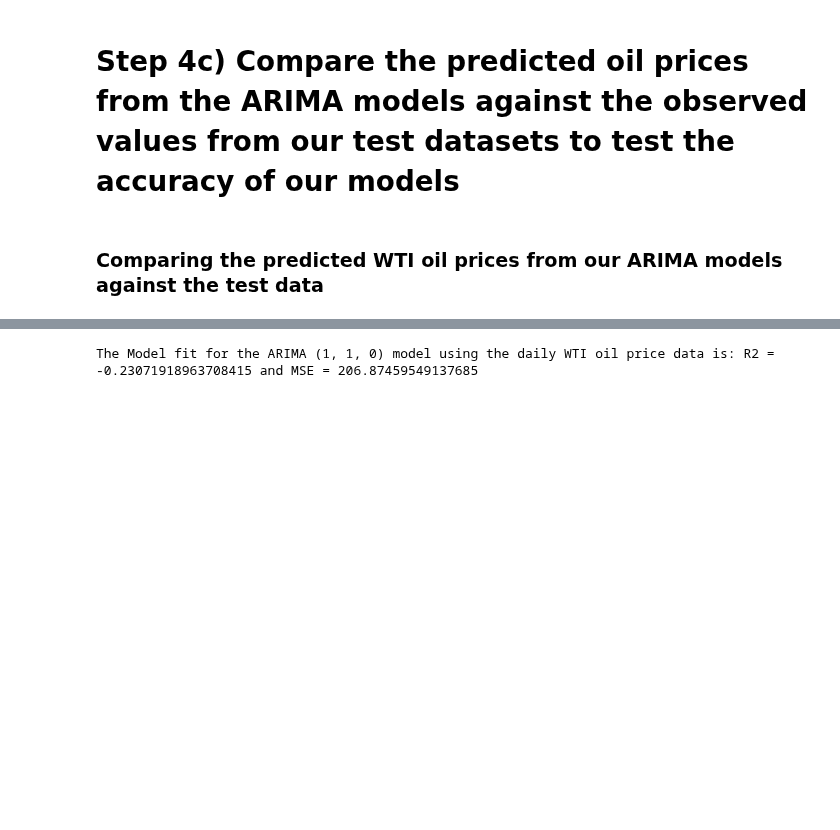
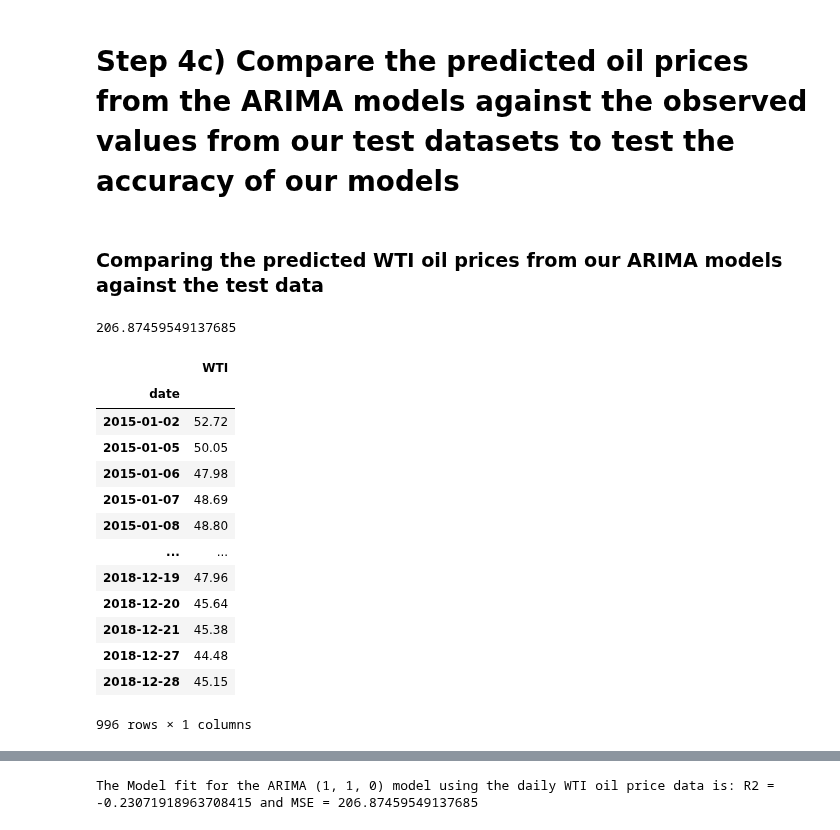
Before and after one commit to OlegRyzhkov2020/oil-project, a Jupyter notebook: analysis_in_R/Python_Time_Series_monthly.ipynb, the cells around one changed output, grey strips where cells are left out. Drawn from its saved outputs; the diff is of its cells as text; code cells hidden in the pictures; blank space fills up the shorter version.

```diff
--- a/analysis_in_R/Python_Time_Series_monthly.ipynb
+++ b/analysis_in_R/Python_Time_Series_monthly.ipynb
@@ -442,3 +443,32 @@ WTI_upper_series = pd.Series(WTI_confint[:, 1], index=WTI_test.index)
 
 WTI_accuracy = metrics.r2_score(WTI_test, WTI_prediction)
 WTI_ARIMA_MSE = metrics.mean_squared_error(WTI_test, WTI_prediction)
+
+WTI_ARIMA_MSE
+# %% [output]
+206.87459549137685
+# %%
+#create shortened time frame for Plotly plot
+import datetime
+WTI_train_2 = pd.read_csv('WTI_train.csv')
+fig_date = pd.datetime(2015,1,1)
+WTI_train_2= pd.DataFrame(WTI_train_2)
+WTI_train_2['date']  = pd.to_datetime(WTI_train_2['date'], yearfirst=True)
+WTI_train_2 = WTI_train_2.loc[WTI_train_2['date'] >= fig_date]
+WTI_train_2=WTI_train_2.set_index('date')
+WTI_train_2
+# %% [output]
+|  | WTI |
+| date |  |
+| 2015-01-02 | 52.72 |
+| 2015-01-05 | 50.05 |
+| 2015-01-06 | 47.98 |
+| 2015-01-07 | 48.69 |
+| 2015-01-08 | 48.80 |
+| ... | ... |
+| 2018-12-19 | 47.96 |
+| 2018-12-20 | 45.64 |
+| 2018-12-21 | 45.38 |
+| 2018-12-27 | 44.48 |
+| 2018-12-28 | 45.15 |
+996 rows × 1 columns
```
Also changed, not shown: parts of 12 cells of this notebook, 13 other files.
